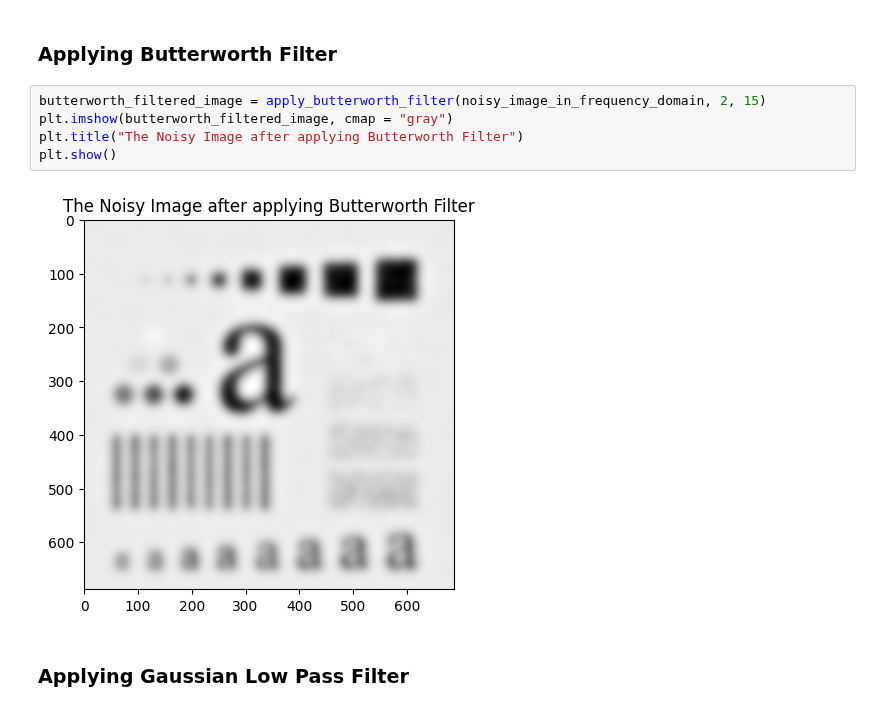
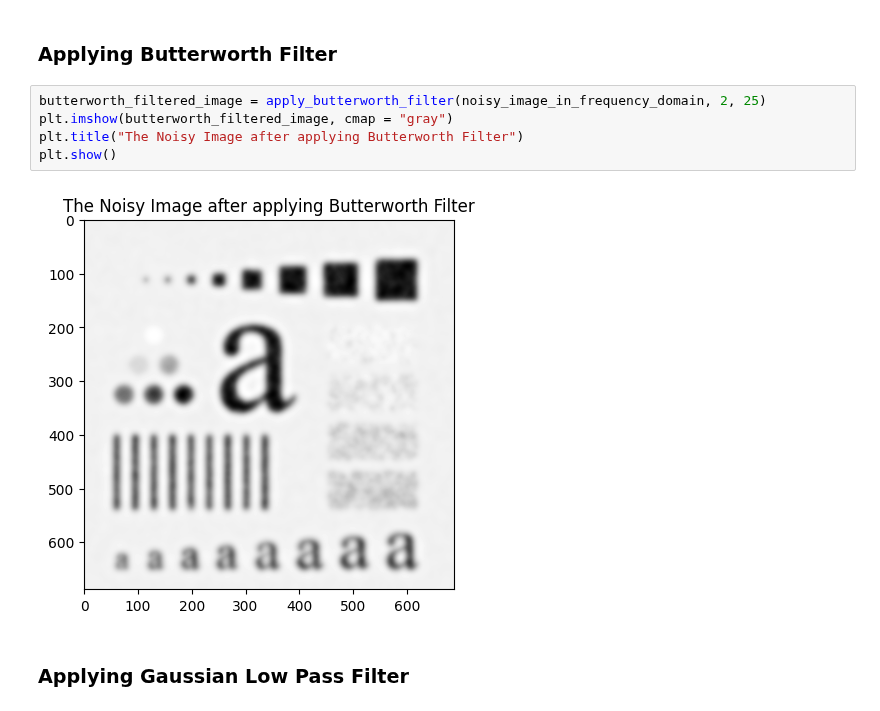
Before and after one commit to ahnafshahrear/Digital-Image-Processing-Lab, a Jupyter notebook: 4(a) Butterworth & Gaussian Filters.ipynb, the cells around one changed output. Drawn from its saved outputs; the diff is of its cells as text.

Commit message:
4(a) Butterworth & Gaussian Filters updated

```diff
--- a/4(a) Butterworth & Gaussian Filters.ipynb
+++ b/4(a) Butterworth & Gaussian Filters.ipynb
@@ -63,12 +65,12 @@ plt.show()
 # %% [markdown]
 ### Applying Butterworth Filter
 # %%
-butterworth_filtered_image = apply_butterworth_filter(noisy_image_in_frequency_domain, 2, 15)
+butterworth_filtered_image = apply_butterworth_filter(noisy_image_in_frequency_domain, 2, 25)
 plt.imshow(butterworth_filtered_image, cmap = "gray")
 plt.title("The Noisy Image after applying Butterworth Filter")
 plt.show()
 # %% [output]
-[figure, old version]
+[figure, new version]
 # %% [markdown]
 ### Applying Gaussian Low Pass Filter
 # %%
```
Also changed, not shown: parts of 2 cells of this notebook.
